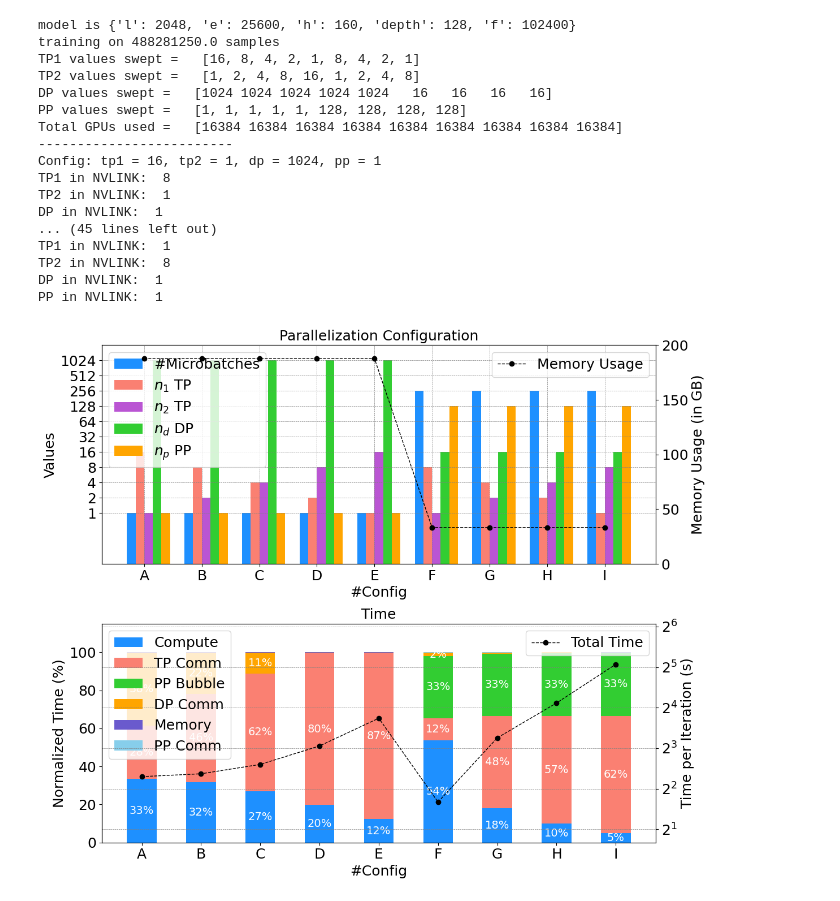
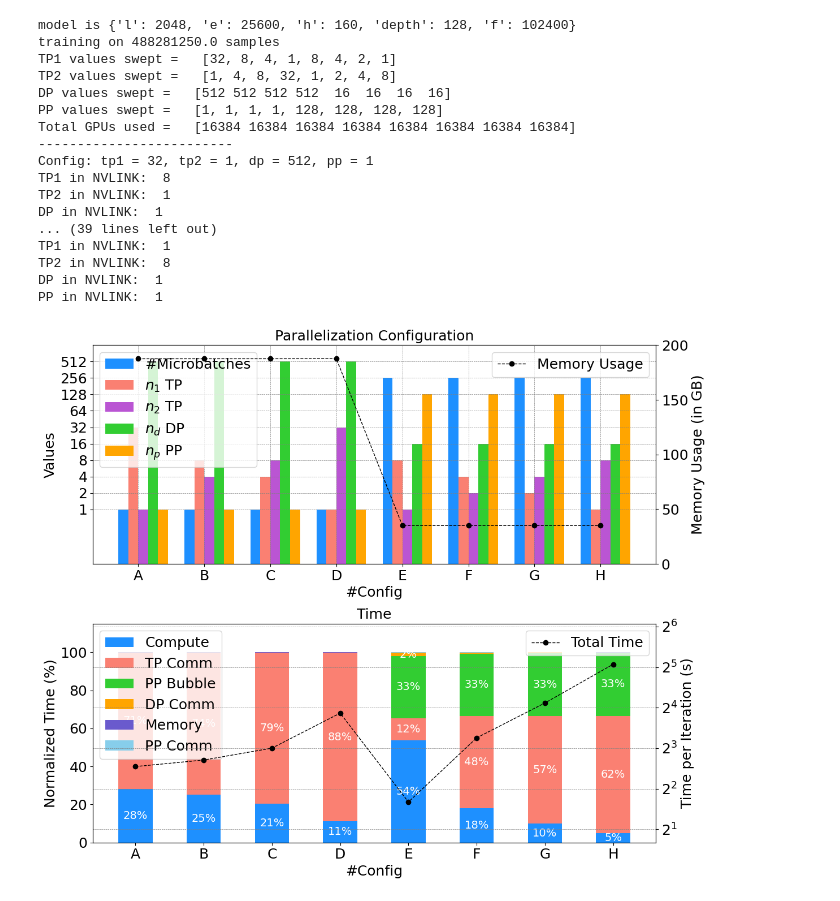
Before and after one commit to ShashankSubramanian/transformer-perf-estimates, a Jupyter notebook: plots/plots_sweep_parallel_configs.ipynb, the cells around one changed output. Saved outputs shown, nothing was run; the diff lists cells and outputs as text; code cells hidden in the pictures.

```diff
--- a/plots/plots_sweep_parallel_configs.ipynb
+++ b/plots/plots_sweep_parallel_configs.ipynb
@@ -226,7 +226,7 @@ system['summa_nb'] = 8 # set SUMMA nb dim
 sys_str = 'B200-NVS{}'.format(nvs)
 
 total_gpus = 16384     # how many GPUs to train?
-N = 9                  # how many configs?
+N = 8                  # how many configs?
 
 n_values = np.arange(0,N)
 
@@ -235,13 +235,13 @@ n_values = np.arange(0,N)
 # for GPT3-1T, for example, with 160 heads, TP could at most be 32 to evenly divide the heads
 # make sure that DP cannot be greater than global batch size
 
-tp1_values   = [16,8,4,2,1,8,4,2,1]
-tp2_values   = [1,2,4,8,16,1,2,4,8]
+tp1_values   = [32,8,4,1,8,4,2,1]
+tp2_values   = [1,4,8,32,1,2,4,8]
 tp_values    = np.array(tp1_values) * np.array(tp2_values)
-pp_values    = [1,1,1,1,1,128,128,128,128]
+pp_values    = [1,1,1,1,128,128,128,128]
 dp_values    = (total_gpus / (pp_values * tp_values)).astype(int)
 m_values     = global_batch_size//(dp_values)
-m_values[5:] = [1,1,1,1]
+m_values[4:] = [1,1,1,1]
 
 print('TP1 values swept =  ', tp1_values)
 print('TP2 values swept =  ', tp2_values)
@@ -310,42 +310,42 @@ for mbs,tp1,tp2,pp,dp in zip(m_values,tp1_values,tp2_values,pp_values,dp_values)
     time_part5.append(stats['t_mem'])
     time_part6.append(stats['t_pp_comm'])
     nm_values.append(nm)
 
 
 m_values = nm_values # swap to #microbatches
 time_part1 = np.array(time_part1)
 time_part2 = np.array(time_part2)
 time_part3 = np.array(time_part3)
 time_part4 = np.array(time_part4)
 time_part5 = np.array(time_part5)
 time_part6 = np.array(time_part6)
 time_total = time_part1 + time_part2 + time_part3 + time_part4 + time_part5 + time_part6
 # normalize the time parts
 time_parts = np.array([time_part1, time_part2, time_part3, time_part4, time_part5, time_part6])
 time_parts_normalized = time_parts / time_total[:, np.newaxis].T * 100
 
 plot = plot_configs(n_values, time_total, time_parts_normalized,
                  mem_values, m_values, tp_values, dp_values, pp_values, tp1_values, tp2_values, use_log_scale=False)
-# plot.savefig('../outputs/rationale_{}_{}_{}.pdf'.format(parallel_strat, model_str, sys_str), dpi=400)
+plot.savefig('../outputs/rationale_{}_{}_{}.pdf'.format(parallel_strat, model_str, sys_str), dpi=400)
 # %% [output]
 model is {'l': 2048, 'e': 25600, 'h': 160, 'depth': 128, 'f': 102400}
 training on 488281250.0 samples
-TP1 values swept =   [16, 8, 4, 2, 1, 8, 4, 2, 1]
-TP2 values swept =   [1, 2, 4, 8, 16, 1, 2, 4, 8]
-DP values swept =   [1024 1024 1024 1024 1024   16   16   16   16]
-PP values swept =   [1, 1, 1, 1, 1, 128, 128, 128, 128]
-Total GPUs used =   [16384 16384 16384 16384 16384 16384 16384 16384 16384]
+TP1 values swept =   [32, 8, 4, 1, 8, 4, 2, 1]
+TP2 values swept =   [1, 4, 8, 32, 1, 2, 4, 8]
+DP values swept =   [512 512 512 512  16  16  16  16]
+PP values swept =   [1, 1, 1, 1, 128, 128, 128, 128]
+Total GPUs used =   [16384 16384 16384 16384 16384 16384 16384 16384]
 -------------------------
-Config: tp1 = 16, tp2 = 1, dp = 1024, pp = 1
+Config: tp1 = 32, tp2 = 1, dp = 512, pp = 1
 TP1 in NVLINK:  8
 TP2 in NVLINK:  1
 DP in NVLINK:  1
-... (45 lines left out)
+... (39 lines left out)
 TP1 in NVLINK:  1
 TP2 in NVLINK:  8
 DP in NVLINK:  1
 PP in NVLINK:  1
-[figure, old version]
+[figure, new version]
 # %%
 ''' sweep over some parallel configs to reason about the configs.
     make sure the parallel configs are feasible (example, tp should
```
Also changed, not shown: parts of 2 cells of this notebook, 51 other files.
